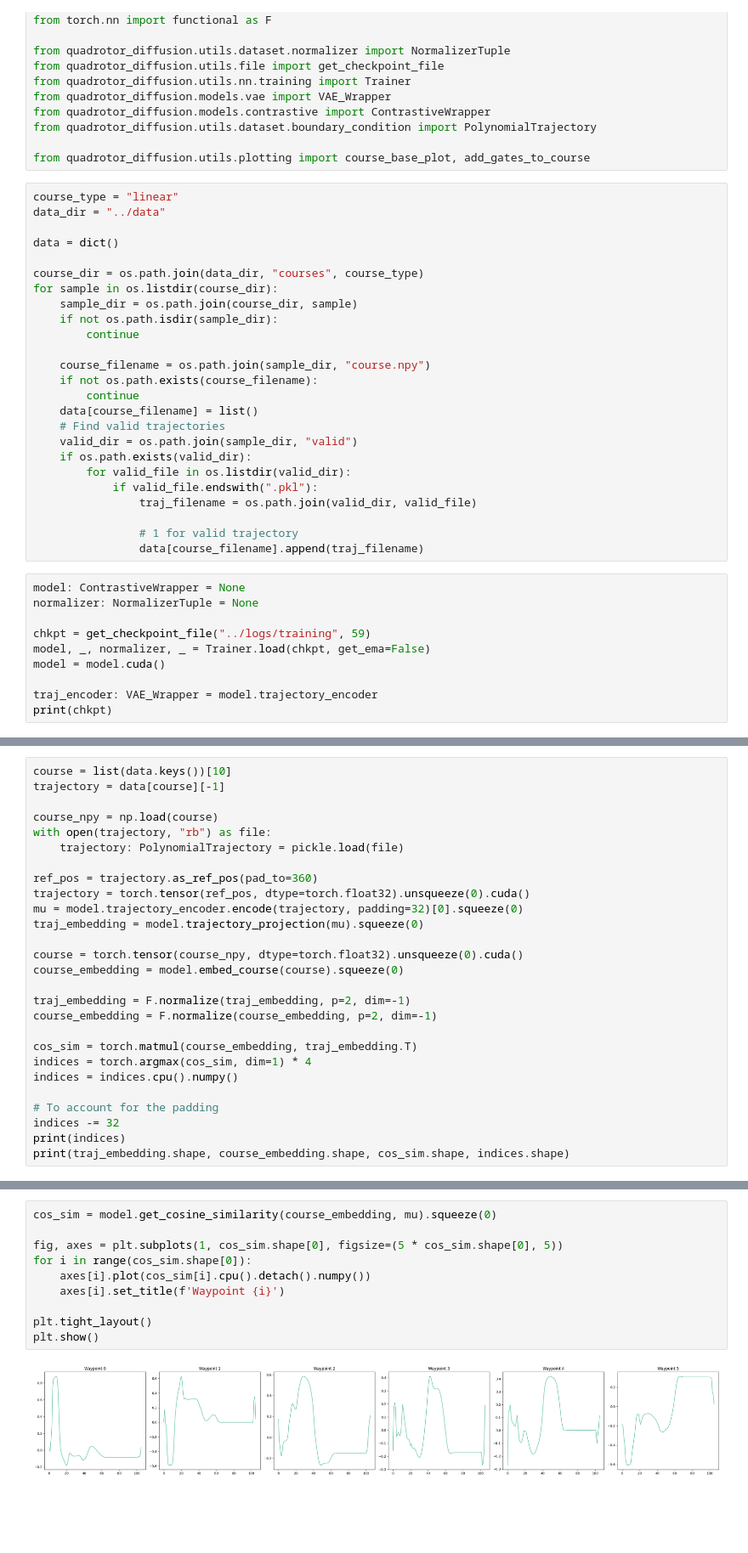
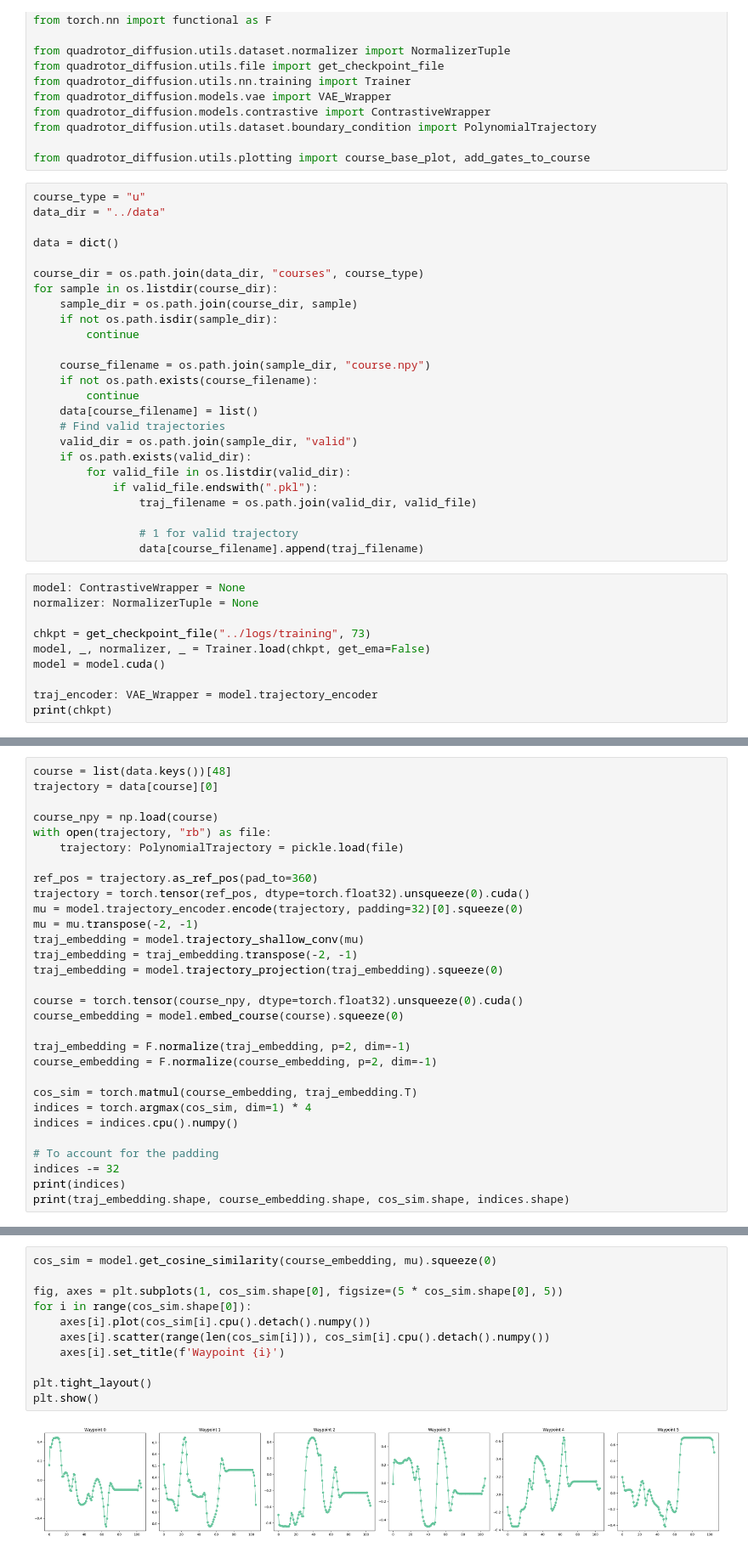
Before and after one commit to sparthaje/quadrotor-diffusion, a Jupyter notebook: notebooks/random.ipynb, the cells around one changed output, grey strips where cells are left out. Shown at 85% size. Cells and saved outputs as stored; diff of their text form; blank space fills up the shorter version.

Commit message:
Contrastive Embeddings + Diffusion Experiments

```diff
--- a/notebooks/random.ipynb
+++ b/notebooks/random.ipynb
@@ -20,7 +20,7 @@ from quadrotor_diffusion.utils.dataset.boundary_condition import PolynomialTraje
 
 from quadrotor_diffusion.utils.plotting import course_base_plot, add_gates_to_course
 # %%
-course_type = "linear"
+course_type = "u"
 data_dir = "../data"
 
 data = dict()
@@ -48,7 +48,7 @@ for sample in os.listdir(course_dir):
 model: ContrastiveWrapper = None
 normalizer: NormalizerTuple = None
 
-chkpt = get_checkpoint_file("../logs/training", 59)
+chkpt = get_checkpoint_file("../logs/training", 73)
 model, _, normalizer, _ = Trainer.load(chkpt, get_ema=False)
 model = model.cuda()
 
@@ -59,6 +59,6 @@ print(chkpt)
 # %%
-course = list(data.keys())[10]
-trajectory = data[course][-1]
+course = list(data.keys())[48]
+trajectory = data[course][0]
 
 course_npy = np.load(course)
 with open(trajectory, "rb") as file:
@@ -67,7 +67,10 @@ with open(trajectory, "rb") as file:
 ref_pos = trajectory.as_ref_pos(pad_to=360)
 trajectory = torch.tensor(ref_pos, dtype=torch.float32).unsqueeze(0).cuda()
 mu = model.trajectory_encoder.encode(trajectory, padding=32)[0].squeeze(0)
-traj_embedding = model.trajectory_projection(mu).squeeze(0)
+mu = mu.transpose(-2, -1)
+traj_embedding = model.trajectory_shallow_conv(mu)
+traj_embedding = traj_embedding.transpose(-2, -1)
+traj_embedding = model.trajectory_projection(traj_embedding).squeeze(0)
 
 course = torch.tensor(course_npy, dtype=torch.float32).unsqueeze(0).cuda()
 course_embedding = model.embed_course(course).squeeze(0)
@@ -108,15 +111,16 @@ tensor(0.3313, device='cuda:0', grad_fn=<NegBackward0>)
 # %%
 cos_sim = model.get_cosine_similarity(course_embedding, mu).squeeze(0)
 
 fig, axes = plt.subplots(1, cos_sim.shape[0], figsize=(5 * cos_sim.shape[0], 5))
 for i in range(cos_sim.shape[0]):
     axes[i].plot(cos_sim[i].cpu().detach().numpy())
+    axes[i].scatter(range(len(cos_sim[i])), cos_sim[i].cpu().detach().numpy())
     axes[i].set_title(f'Waypoint {i}')
 
 plt.tight_layout()
 plt.show()
 # %% [output]
-[figure, old version]
+[figure, new version]
 # %%
 if input("should run? ") == "y":
     matched_alignments = []
```
Also changed, not shown: parts of 5 cells of this notebook, 24 other files.
